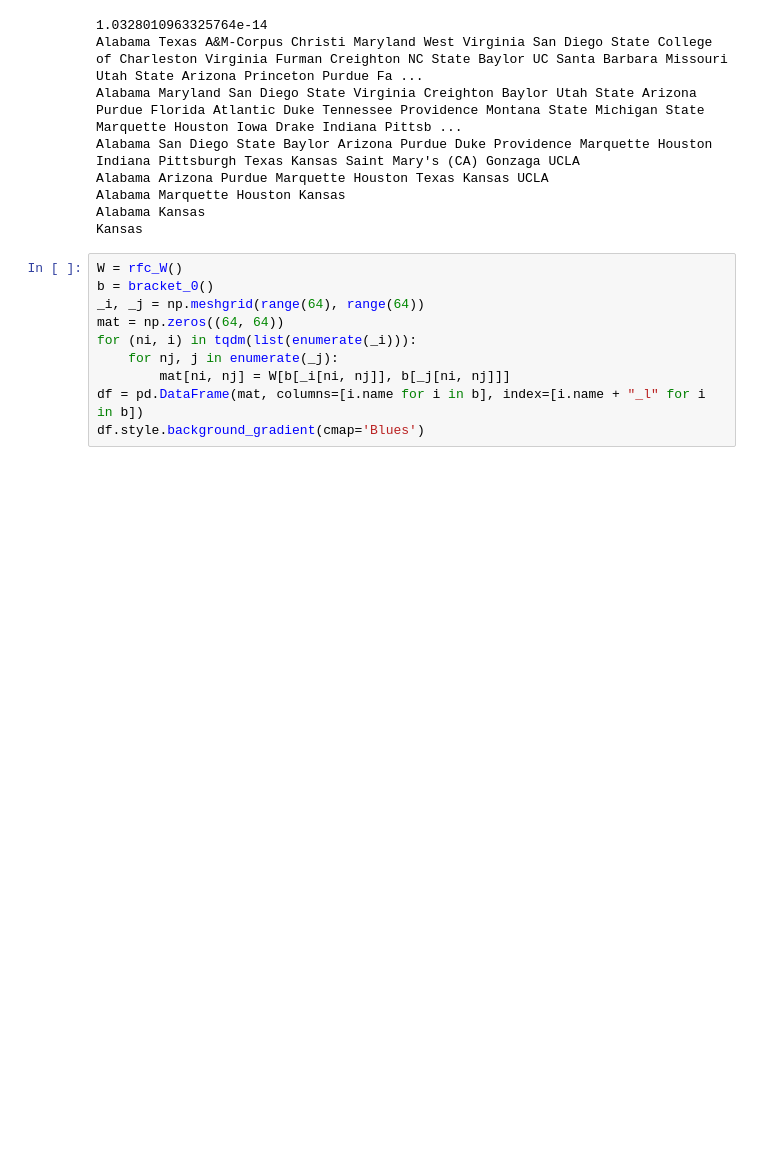
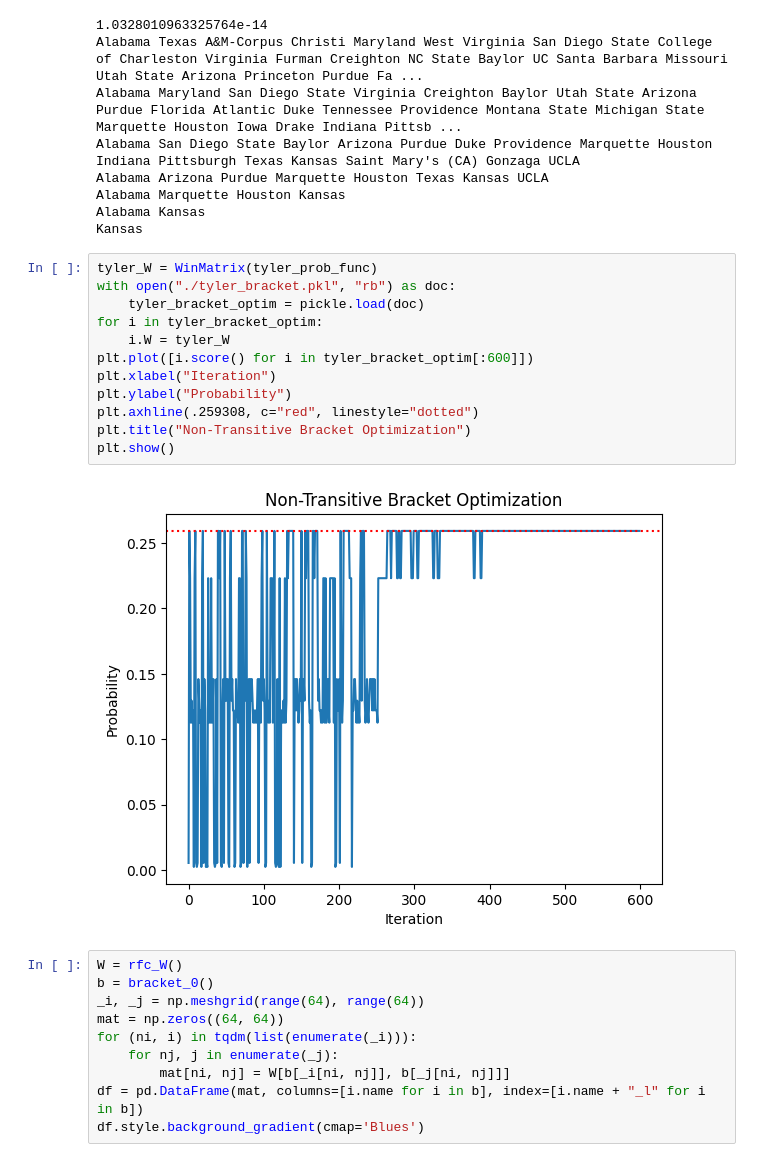
Before and after one commit to jhawgs/StochasticBaskets, a Jupyter notebook: naive_approaches.ipynb, the cells around one changed output. Drawn from its saved outputs; the diff is of its cells as text; blank space fills up the shorter version.

Commit message:
added tyler bracket

```diff
--- a/naive_approaches.ipynb
+++ b/naive_approaches.ipynb
@@ -53,6 +53,20 @@ Alabama Arizona Purdue Marquette Houston Texas Kansas UCLA
 Alabama Marquette Houston Kansas
 Alabama Kansas
 Kansas
+# %%
+tyler_W = WinMatrix(tyler_prob_func)
+with open("./tyler_bracket.pkl", "rb") as doc:
+    tyler_bracket_optim = pickle.load(doc)
+for i in tyler_bracket_optim:
+    i.W = tyler_W
+plt.plot([i.score() for i in tyler_bracket_optim[:600]])
+plt.xlabel("Iteration")
+plt.ylabel("Probability")
+plt.axhline(.259308, c="red", linestyle="dotted")
+plt.title("Non-Transitive Bracket Optimization")
+plt.show()
+# %% [output]
+[figure, added]
 # %%
 W = rfc_W()
 b = bracket_0()
```
Also changed, not shown: parts of 1 cell of this notebook, 5 other files.
